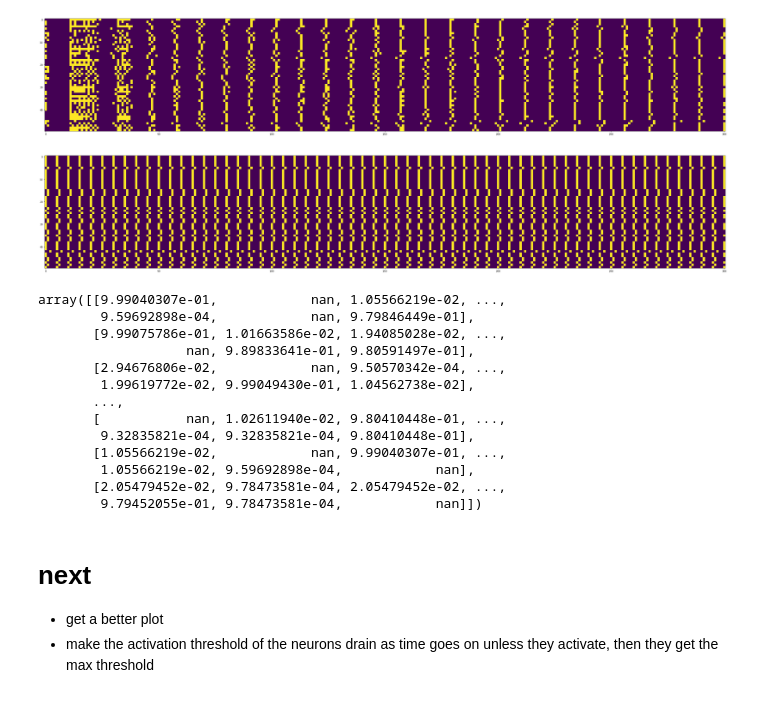
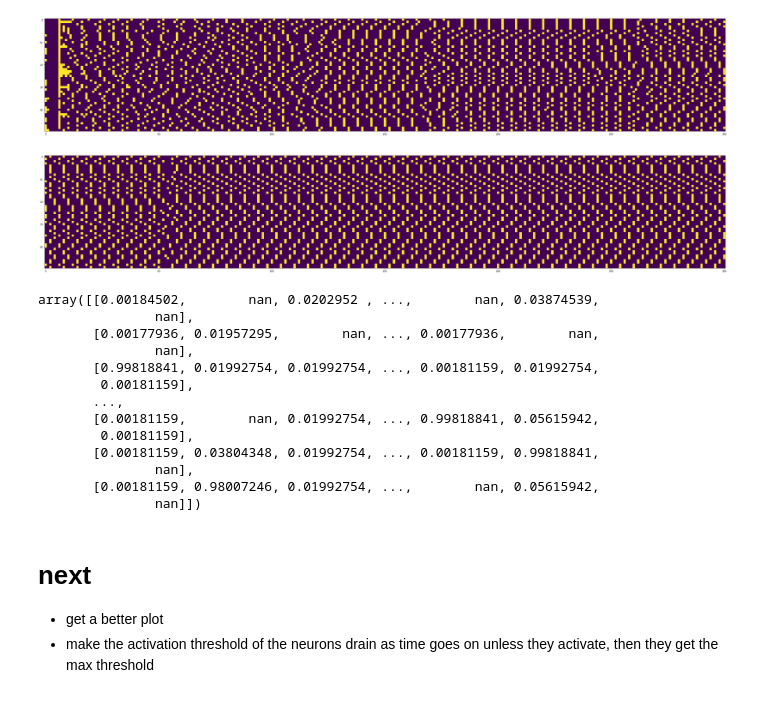
Before and after one commit to JnBrymn/build-a-brain, a Jupyter notebook: playground.ipynb, the cells around one changed output. Saved outputs shown, nothing was run; the diff lists cells and outputs as text; code cells hidden in the pictures.

```diff
--- a/playground.ipynb
+++ b/playground.ipynb
@@ -10,34 +10,34 @@ import brain; import importlib; importlib.reload(brain);
 # %%
 b = brain.Brain(
     num_neurons=50,
-    excitatory_synaptic_density=0.67,
-    inhibitory_synaptic_density=0.1,
+    excitatory_synaptic_density=0.4,
+    inhibitory_synaptic_density=0.3,
     initial_active_neuron_density=0.5,
-    neuronal_max_threshold=10,
+    neuronal_max_threshold=5,
 )
 b.simulate_brain(300)
 # %% [output]
-[figure, old version]
+[figure, new version]
 # %%
 b.simulate_brain(300)
 # %% [output]
-[figure, old version]
+[figure, new version]
 # %%
 (b.synapses_a / (b.synapses_a + b.synapses_b))
 # %% [output]
-array([[9.99040307e-01,            nan, 1.05566219e-02, ...,
-        9.59692898e-04,            nan, 9.79846449e-01],
-       [9.99075786e-01, 1.01663586e-02, 1.94085028e-02, ...,
-                   nan, 9.89833641e-01, 9.80591497e-01],
-       [2.94676806e-02,            nan, 9.50570342e-04, ...,
-        1.99619772e-02, 9.99049430e-01, 1.04562738e-02],
+array([[0.00184502,        nan, 0.0202952 , ...,        nan, 0.03874539,
+               nan],
+       [0.00177936, 0.01957295,        nan, ..., 0.00177936,        nan,
+               nan],
+       [0.99818841, 0.01992754, 0.01992754, ..., 0.00181159, 0.01992754,
+        0.00181159],
        ...,
-       [           nan, 1.02611940e-02, 9.80410448e-01, ...,
-        9.32835821e-04, 9.32835821e-04, 9.80410448e-01],
-       [1.05566219e-02,            nan, 9.99040307e-01, ...,
-        1.05566219e-02, 9.59692898e-04,            nan],
-       [2.05479452e-02, 9.78473581e-04, 2.05479452e-02, ...,
-        9.79452055e-01, 9.78473581e-04,            nan]])
+       [0.00181159,        nan, 0.01992754, ..., 0.99818841, 0.05615942,
+        0.00181159],
+       [0.00181159, 0.03804348, 0.01992754, ..., 0.00181159, 0.99818841,
+               nan],
+       [0.00181159, 0.98007246, 0.01992754, ...,        nan, 0.05615942,
+               nan]])
 # %% [markdown]
 # next
 
```
Also changed, not shown: parts of 2 cells of this notebook, 1 other file.
